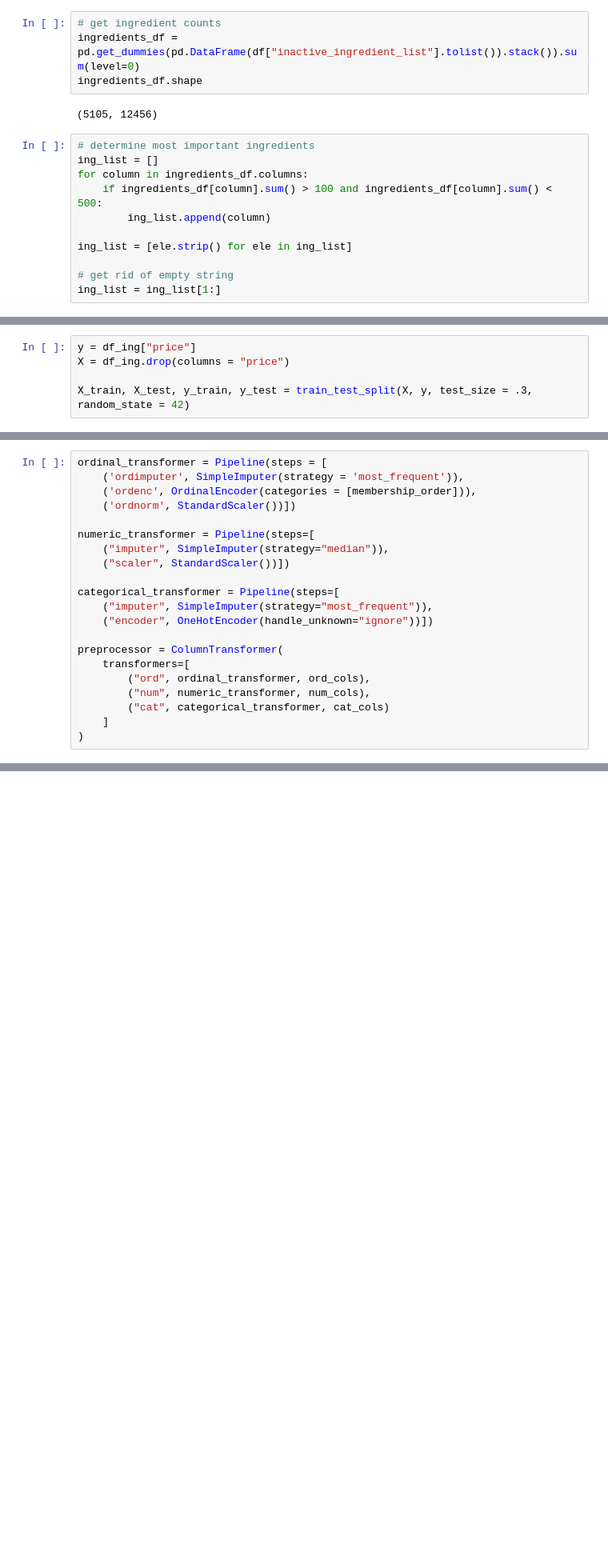
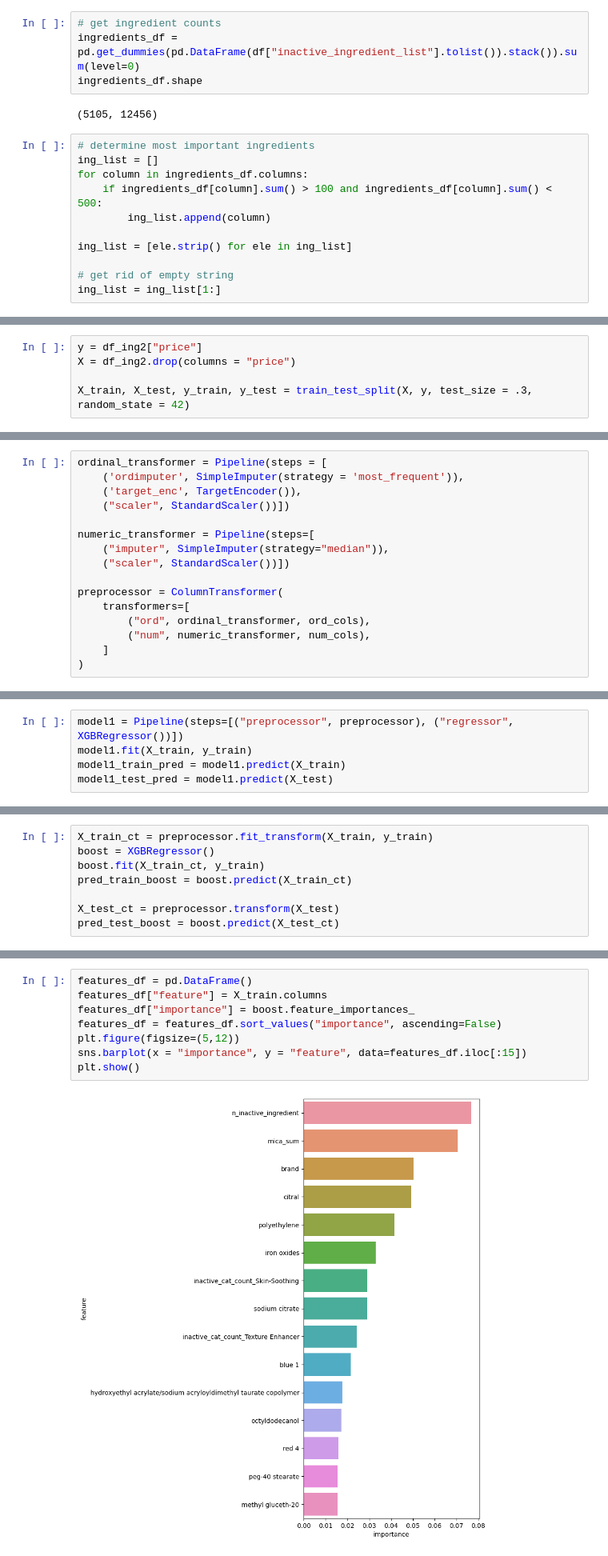
Before and after one commit to npagrawal/Product-Price-Prediction-Advanced-Machine-Learning, a Jupyter notebook: Notebook 3.ipynb, the cells around one changed output, grey strips where cells are left out. Shown at 80% size. Saved outputs shown, nothing was run; the diff lists cells and outputs as text; blank space fills up the shorter version.

```diff
--- a/Notebook 3.ipynb
+++ b/Notebook 3.ipynb
@@ -94,5 +102,5 @@ ord_cols = ["product_category", "brand", "size_unit"]
 # %%
-y = df_ing["price"]
-X = df_ing.drop(columns = "price")
+y = df_ing2["price"]
+X = df_ing2.drop(columns = "price")
 
 X_train, X_test, y_train, y_test = train_test_split(X, y, test_size = .3, random_state = 42)
@@ -122,21 +107,16 @@ product_ranks = {"Nighttime Moisturizer": }
 # %%
 ordinal_transformer = Pipeline(steps = [
     ('ordimputer', SimpleImputer(strategy = 'most_frequent')),
-    ('ordenc', OrdinalEncoder(categories = [membership_order])),
-    ('ordnorm', StandardScaler())])
+    ('target_enc', TargetEncoder()),
+    ("scaler", StandardScaler())])
 
 numeric_transformer = Pipeline(steps=[
     ("imputer", SimpleImputer(strategy="median")),
     ("scaler", StandardScaler())])
 
-categorical_transformer = Pipeline(steps=[
-    ("imputer", SimpleImputer(strategy="most_frequent")),
-    ("encoder", OneHotEncoder(handle_unknown="ignore"))])
-
 preprocessor = ColumnTransformer(
     transformers=[
         ("ord", ordinal_transformer, ord_cols),
         ("num", numeric_transformer, num_cols),
-        ("cat", categorical_transformer, cat_cols)
     ]
 )
@@ -160,0 +148,5 @@ ord_cols = ["membership_category"]
+# %%
+model1 = Pipeline(steps=[("preprocessor", preprocessor), ("regressor", XGBRegressor())])
+model1.fit(X_train, y_train)
+model1_train_pred = model1.predict(X_train)
+model1_test_pred = model1.predict(X_test)
@@ -160,0 +172,8 @@ ord_cols = ["membership_category"]
+# %%
+X_train_ct = preprocessor.fit_transform(X_train, y_train)
+boost = XGBRegressor()
+boost.fit(X_train_ct, y_train)
+pred_train_boost = boost.predict(X_train_ct)
+
+X_test_ct = preprocessor.transform(X_test)
+pred_test_boost = boost.predict(X_test_ct)
@@ -160,0 +413,10 @@ ord_cols = ["membership_category"]
+# %%
+features_df = pd.DataFrame()
+features_df["feature"] = X_train.columns
+features_df["importance"] = boost.feature_importances_
+features_df = features_df.sort_values("importance", ascending=False)
+plt.figure(figsize=(5,12))
+sns.barplot(x = "importance", y = "feature", data=features_df.iloc[:15])
+plt.show()
+# %% [output]
+[figure, added]
```
Also changed, not shown: parts of 34 cells of this notebook, 2 other files.
